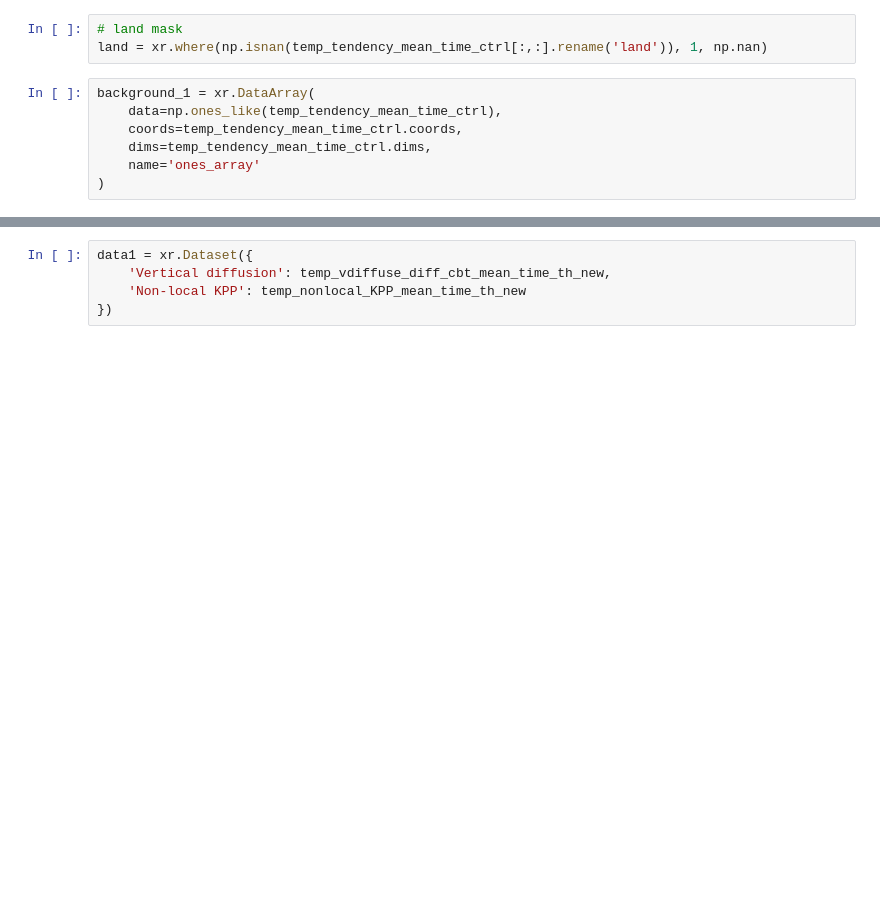
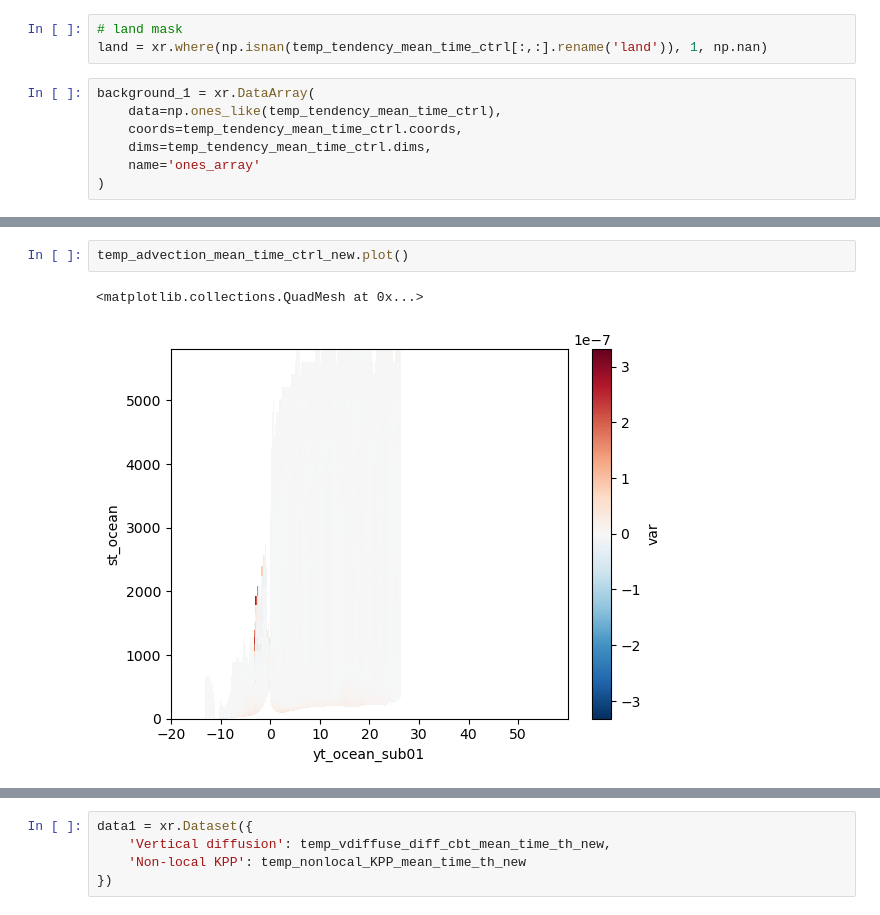
Before and after one commit to Hangyum/JGR_OCEAN_2025_CDW, a Jupyter notebook: Figures_6_7_9.ipynb, the cells around one changed output, grey strips where cells are left out. Drawn from its saved outputs; the diff is of its cells as text; blank space fills up the shorter version.

```diff
--- a/Figures_6_7_9.ipynb
+++ b/Figures_6_7_9.ipynb
@@ -453,0 +375,5 @@ Text(0, 0.5, 'Temperature tendency anomaly ($^{\\circ}C\\ s^{-1}$)')
+# %%
+temp_advection_mean_time_ctrl_new.plot()
+# %% [output]
+<matplotlib.collections.QuadMesh at 0x...>
+[figure, added]
```
Also changed, not shown: parts of 21 cells of this notebook.
